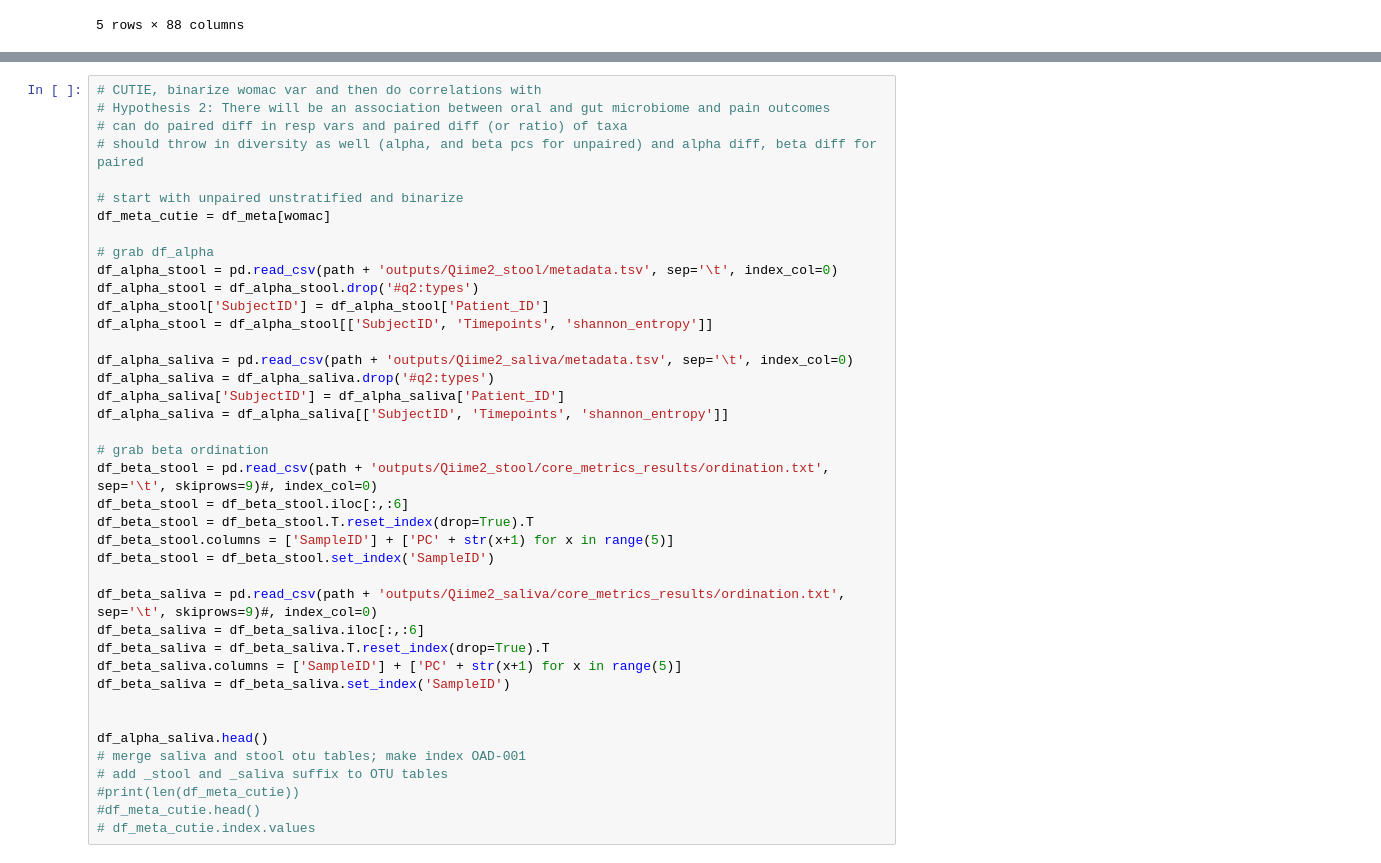
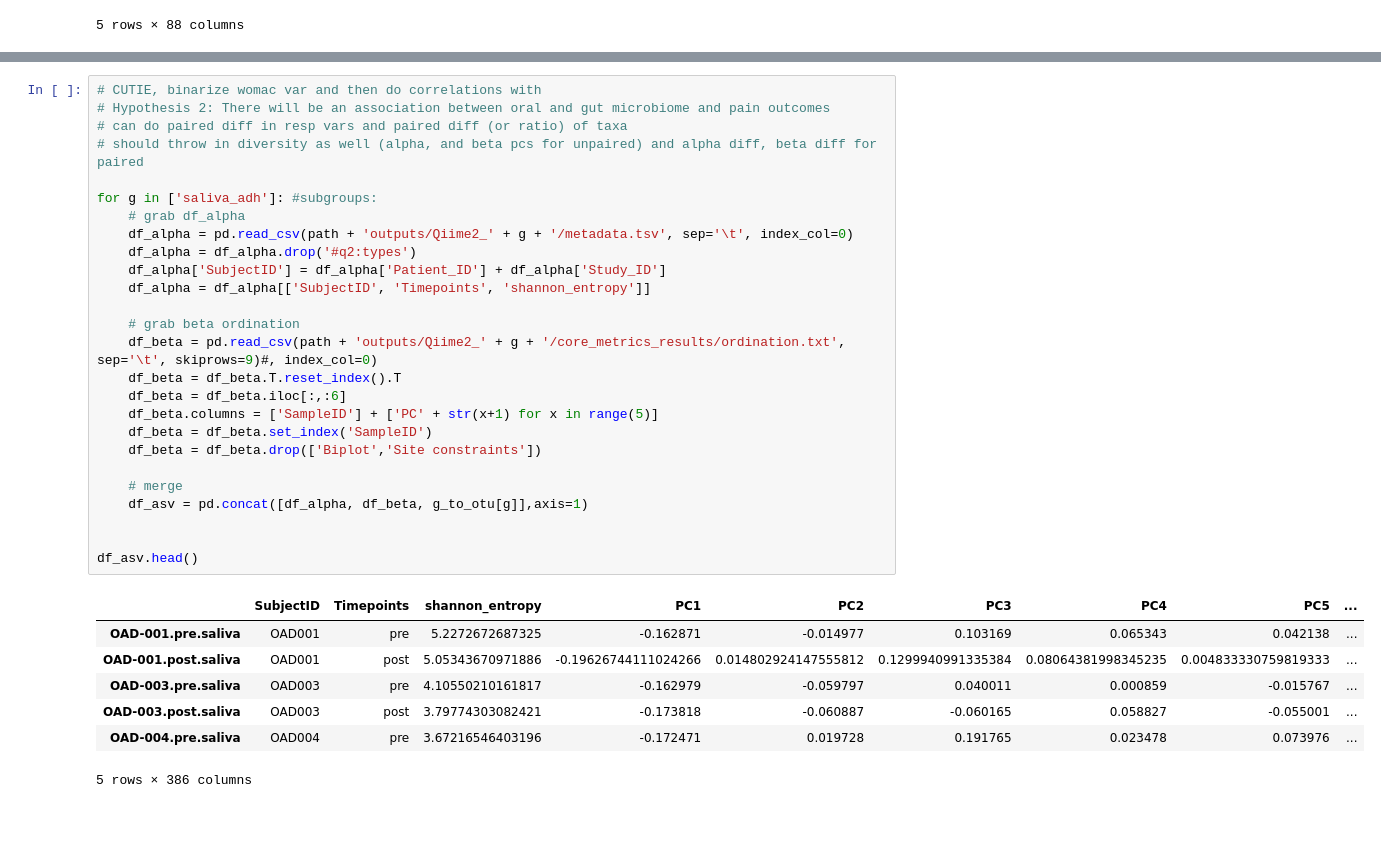
Before and after one commit to kbpi314/oa, a Jupyter notebook: code/oa_v2.ipynb, the cells around one changed output, grey strips where cells are left out. Saved outputs shown, nothing was run; the diff lists cells and outputs as text; blank space fills up the shorter version.

Commit message:
daily update with for loops for alpha testing

```diff
--- a/code/oa_v2.ipynb
+++ b/code/oa_v2.ipynb
@@ -669,40 +672,34 @@ df_stool_meta.head()#['#SampleID']
 # %%
 # CUTIE, binarize womac var and then do correlations with
 # Hypothesis 2: There will be an association between oral and gut microbiome and pain outcomes
 # can do paired diff in resp vars and paired diff (or ratio) of taxa
 # should throw in diversity as well (alpha, and beta pcs for unpaired) and alpha diff, beta diff for paired
 
-# start with unpaired unstratified and binarize
-df_meta_cutie = df_meta[womac]
+for g in ['saliva_adh']: #subgroups:
+    # grab df_alpha
+    df_alpha = pd.read_csv(path + 'outputs/Qiime2_' + g + '/metadata.tsv', sep='\t', index_col=0)
+    df_alpha = df_alpha.drop('#q2:types')
+    df_alpha['SubjectID'] = df_alpha['Patient_ID'] + df_alpha['Study_ID']
+    df_alpha = df_alpha[['SubjectID', 'Timepoints', 'shannon_entropy']]
 
-# grab df_alpha
-df_alpha_stool = pd.read_csv(path + 'outputs/Qiime2_stool/metadata.tsv', sep='\t', index_col=0)
-df_alpha_stool = df_alpha_stool.drop('#q2:types')
-df_alpha_stool['SubjectID'] = df_alpha_stool['Patient_ID']
-df_alpha_stool = df_alpha_stool[['SubjectID', 'Timepoints', 'shannon_entropy']]
+    # grab beta ordination
+    df_beta = pd.read_csv(path + 'outputs/Qiime2_' + g + '/core_metrics_results/ordination.txt', sep='\t', skiprows=9)#, index_col=0)
+    df_beta = df_beta.T.reset_index().T
+    df_beta = df_beta.iloc[:,:6]
+    df_beta.columns = ['SampleID'] + ['PC' + str(x+1) for x in range(5)]
+    df_beta = df_beta.set_index('SampleID')
+    df_beta = df_beta.drop(['Biplot','Site constraints'])
 
-df_alpha_saliva = pd.read_csv(path + 'outputs/Qiime2_saliva/metadata.tsv', sep='\t', index_col=0)
-df_alpha_saliva = df_alpha_saliva.drop('#q2:types')
-df_alpha_saliva['SubjectID'] = df_alpha_saliva['Patient_ID']
-df_alpha_saliva = df_alpha_saliva[['SubjectID', 'Timepoints', 'shannon_entropy']]
-
-# grab beta ordination
-df_beta_stool = pd.read_csv(path + 'outputs/Qiime2_stool/core_metrics_results/ordination.txt', sep='\t', skiprows=9)#, index_col=0)
-df_beta_stool = df_beta_stool.iloc[:,:6]
-df_beta_stool = df_beta_stool.T.reset_index(drop=True).T
-df_beta_stool.columns = ['SampleID'] + ['PC' + str(x+1) for x in range(5)]
-df_beta_stool = df_beta_stool.set_index('SampleID')
-
-df_beta_saliva = pd.read_csv(path + 'outputs/Qiime2_saliva/core_metrics_results/ordination.txt', sep='\t', skiprows=9)#, index_col=0)
-df_beta_saliva = df_beta_saliva.iloc[:,:6]
-df_beta_saliva = df_beta_saliva.T.reset_index(drop=True).T
-df_beta_saliva.columns = ['SampleID'] + ['PC' + str(x+1) for x in range(5)]
-df_beta_saliva = df_beta_saliva.set_index('SampleID')
+    # merge
+    df_asv = pd.concat([df_alpha, df_beta, g_to_otu[g]],axis=1)
 
 
-df_alpha_saliva.head()
-# merge saliva and stool otu tables; make index OAD-001
-# add _stool and _saliva suffix to OTU tables
-#print(len(df_meta_cutie))
-#df_meta_cutie.head()
-# df_meta_cutie.index.values
+df_asv.head()
+# %% [output]
+|  | SubjectID | Timepoints | shannon_entropy | PC1 | PC2 | PC3 | PC4 | PC5 | ... |
+| OAD-001.pre.saliva | OAD001 | pre | 5.2272672687325 | -0.162871 | -0.014977 | 0.103169 | 0.065343 | 0.042138 | ... |
+| OAD-001.post.saliva | OAD001 | post | 5.05343670971886 | -0.19626744111024266 | 0.014802924147555812 | 0.1299940991335384 | 0.08064381998345235 | 0.004833330759819333 | ... |
+| OAD-003.pre.saliva | OAD003 | pre | 4.10550210161817 | -0.162979 | -0.059797 | 0.040011 | 0.000859 | -0.015767 | ... |
+| OAD-003.post.saliva | OAD003 | post | 3.79774303082421 | -0.173818 | -0.060887 | -0.060165 | 0.058827 | -0.055001 | ... |
+| OAD-004.pre.saliva | OAD004 | pre | 3.67216546403196 | -0.172471 | 0.019728 | 0.191765 | 0.023478 | 0.073976 | ... |
+5 rows × 386 columns
```
Also changed, not shown: parts of 19 cells of this notebook, 8 other files.
